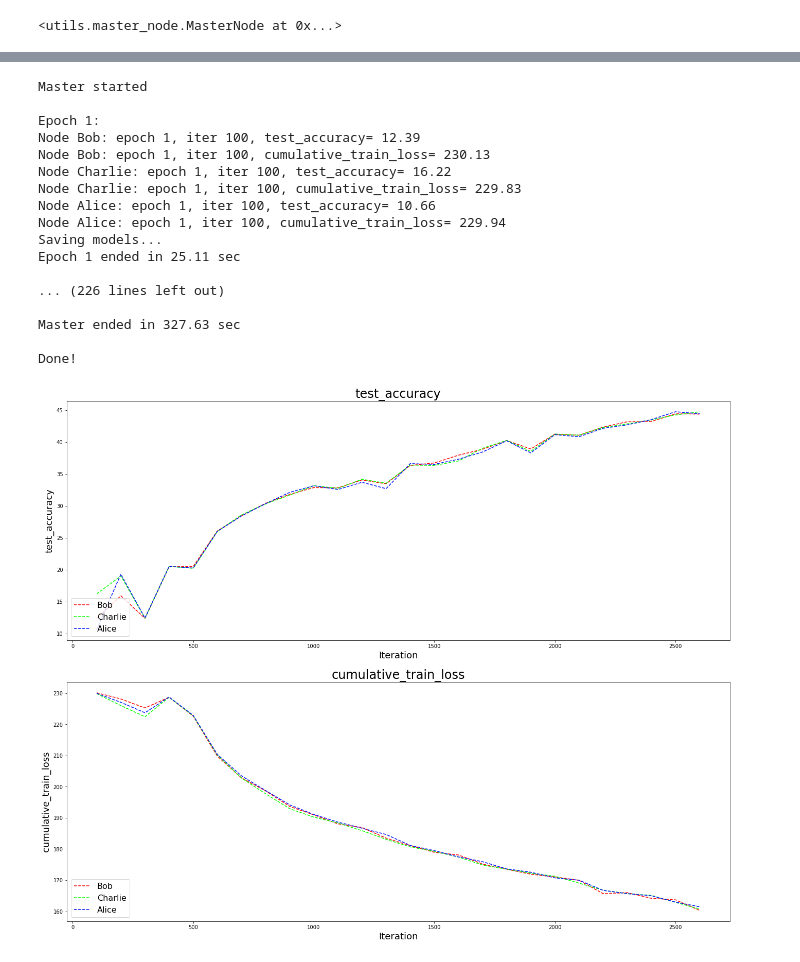
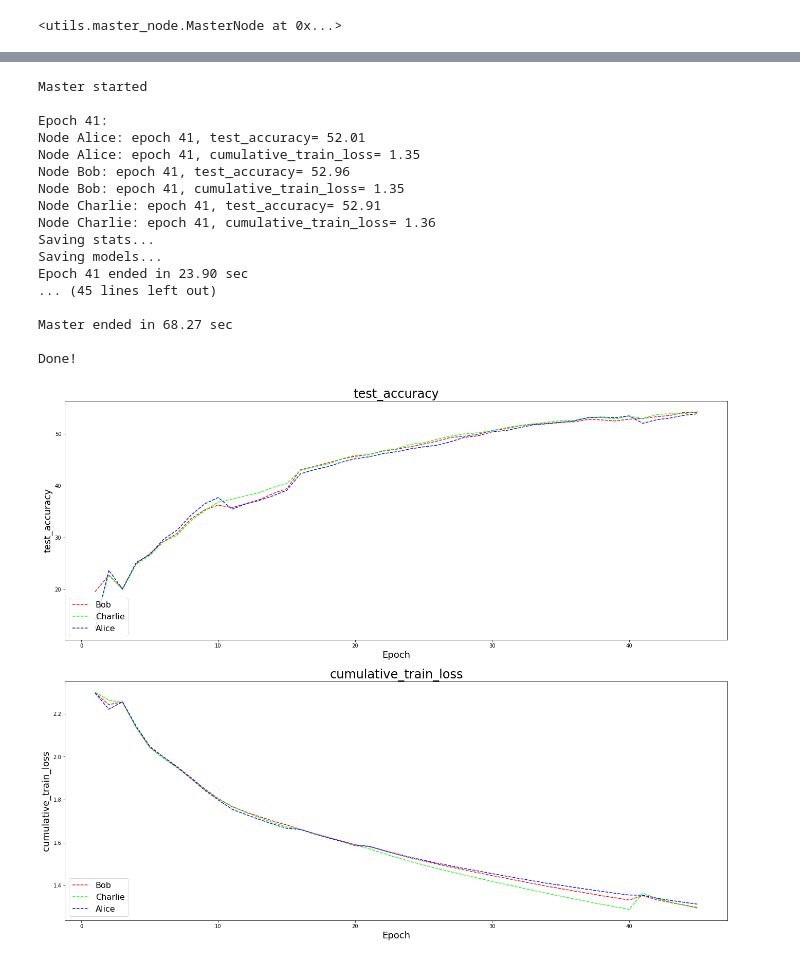
Before and after one commit to Malkovsky/distributed-learning, a Jupyter notebook: notebooks/CIFAR-10 (Sergey).ipynb, the cells around one changed output, grey strips where cells are left out. Drawn from its saved outputs; the diff is of its cells as text; code cells hidden in the pictures.

Commit message:
added stats saving

```diff
--- a/notebooks/CIFAR-10 (Sergey).ipynb
+++ b/notebooks/CIFAR-10 (Sergey).ipynb
@@ -136,7 +136,7 @@ else:
 # %% [output]
 Files already downloaded and verified
 # %%
-num_epochs = 20
+num_epochs = 5
 # %%
 epoch_len = min(len(tl) for tl in train_loaders.values())
 print(epoch_len)
@@ -165,16 +165,13 @@ master = MasterNode(node_names=topology.keys(),
                     test_loader=test_loader, # general test loader
                     fit_step=fit_batch_cifar, # function(node: ConsensusNode, epoch: Int)
                     update_params=update_params_cifar, # function(node: ConsensusNode)
-                    stat_funcs=stat_funcs, # dict of statistic functions
-                    statistics=statistics,
-                    stat_step=100, # save statistic each stat step
                     epoch=num_epochs, # number of epochs
                     epoch_len=epoch_len, # length each epoch
                     update_params_epoch_start=3, # the first epoch from which consensus begins
                     update_params_period=1, # consensus iteration period
                     use_cuda=use_cuda,
-                    resume_path=None,#f'./checkpoint/{dataset_name}/{session_name}',
-                    model_save_session=f'{dataset_name}/{session_name}',
+                    resume_path=f'./checkpoint/{dataset_name}/{session_name}', # None if first try
+                    session=f'{dataset_name}/{session_name}',
                     verbose=3 # verbose mode
                    )
 # %%
@@ -192,3 +189,5 @@ master.set_error(criterion)
 # %% [output]
 Master set error=<class 'torch.nn.modules.loss.CrossEntropyLoss'>, args=(), kwargs={}
 <utils.master_node.MasterNode at 0x...>
+# %%
+master.set_stats(stat_funcs=stat_funcs, statistics=statistics)
@@ -224,40 +227,40 @@ print('Done!')
 # %% [output]
 Master started
 
-Epoch 1:
-Node Bob: epoch 1, iter 100, test_accuracy= 12.39
-Node Bob: epoch 1, iter 100, cumulative_train_loss= 230.13
-Node Charlie: epoch 1, iter 100, test_accuracy= 16.22
-Node Charlie: epoch 1, iter 100, cumulative_train_loss= 229.83
-Node Alice: epoch 1, iter 100, test_accuracy= 10.66
-Node Alice: epoch 1, iter 100, cumulative_train_loss= 229.94
+Epoch 41:
+Node Alice: epoch 41, test_accuracy= 52.01
+Node Alice: epoch 41, cumulative_train_loss= 1.35
+Node Bob: epoch 41, test_accuracy= 52.96
+Node Bob: epoch 41, cumulative_train_loss= 1.35
+Node Charlie: epoch 41, test_accuracy= 52.91
+Node Charlie: epoch 41, cumulative_train_loss= 1.36
+Saving stats...
 Saving models...
-Epoch 1 ended in 25.11 sec
+Epoch 41 ended in 23.90 sec
+... (45 lines left out)
 
-... (226 lines left out)
-
-Master ended in 327.63 sec
+Master ended in 68.27 sec
 
 Done!
 # %%
 def get_cmap(n, name='hsv'):
     '''
     Returns a function that maps each index in 0, 1, ..., n-1 to a distinct
     RGB color; the keyword argument name must be a standard mpl colormap name.
     '''
     return plt.cm.get_cmap(name, n)
 cmap = get_cmap(n_agents + 1)
 
 fig, axs = plt.subplots(len(statistics), 1, figsize=(20, 16))
 fig.tight_layout(pad=6.0)
 
-for i, (func_name, node_stat) in enumerate(statistics.items()):
+for i, (func_name, node_stat) in enumerate(master.statistics.items()):
     axs[i].set_title(func_name, fontsize=24)
-    axs[i].set_xlabel('Iteration', fontsize=18)
+    axs[i].set_xlabel('Epoch', fontsize=18)
     axs[i].set_ylabel(func_name, fontsize=18)
     for j, (node_name, stat) in enumerate(node_stat.items()):
-        axs[i].plot(stat['iters'], stat['values'], label=node_name, linestyle='--', color=cmap(j))
+        axs[i].plot(stat['epoch'], stat['values'], label=node_name, linestyle='--', color=cmap(j))
     axs[i].legend(loc=3, fontsize=16)
 plt.show()
 # %% [output]
-[figure, old version]
+[figure, new version]
```
Also changed, not shown: parts of 3 cells of this notebook, 1 other file.
